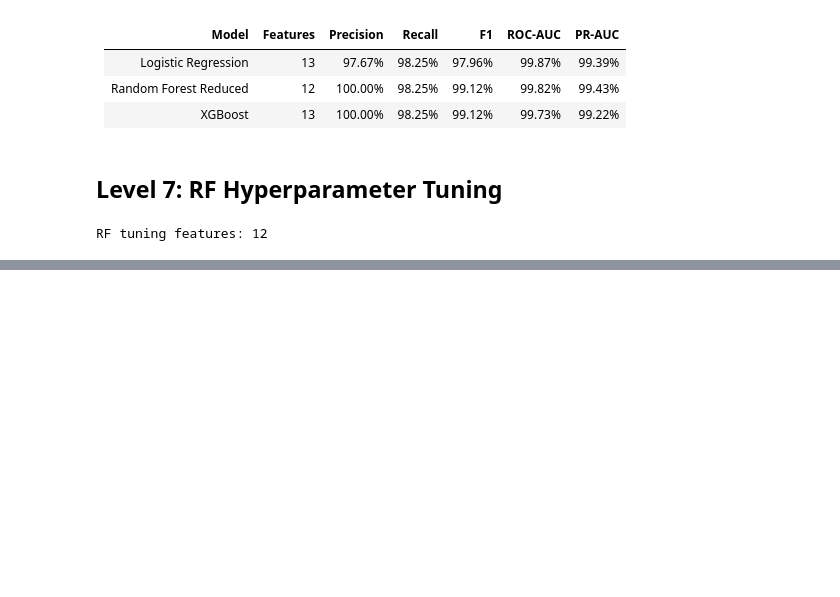
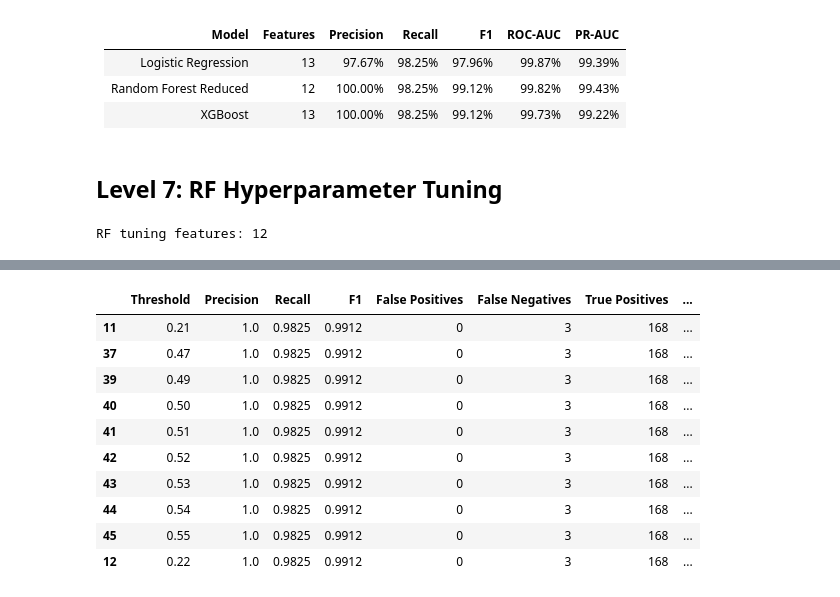
Before and after one commit to KarthikDaivadnya/FraudShield-AI, a Jupyter notebook: fraudshield_ai.ipynb, the cells around one changed output, grey strips where cells are left out. Saved outputs shown, nothing was run; the diff lists cells and outputs as text; code cells hidden in the pictures; blank space fills up the shorter version.

```diff
--- a/fraudshield_ai.ipynb
+++ b/fraudshield_ai.ipynb
@@ -4618,0 +4971,23 @@ rf_search = RandomizedSearchCV(
+# %%
+# best precision threshold
+high_precision_candidates = (
+    threshold_results_df[threshold_results_df["Precision"] >= 0.99]
+    .sort_values(
+        "Recall",
+        ascending=False
+    )
+)
+
+high_precision_candidates.head(10).round(4)
+# %% [output]
+|  | Threshold | Precision | Recall | F1 | False Positives | False Negatives | True Positives | ... |
+| 11 | 0.21 | 1.0 | 0.9825 | 0.9912 | 0 | 3 | 168 | ... |
+| 37 | 0.47 | 1.0 | 0.9825 | 0.9912 | 0 | 3 | 168 | ... |
+| 39 | 0.49 | 1.0 | 0.9825 | 0.9912 | 0 | 3 | 168 | ... |
+| 40 | 0.50 | 1.0 | 0.9825 | 0.9912 | 0 | 3 | 168 | ... |
+| 41 | 0.51 | 1.0 | 0.9825 | 0.9912 | 0 | 3 | 168 | ... |
+| 42 | 0.52 | 1.0 | 0.9825 | 0.9912 | 0 | 3 | 168 | ... |
+| 43 | 0.53 | 1.0 | 0.9825 | 0.9912 | 0 | 3 | 168 | ... |
+| 44 | 0.54 | 1.0 | 0.9825 | 0.9912 | 0 | 3 | 168 | ... |
+| 45 | 0.55 | 1.0 | 0.9825 | 0.9912 | 0 | 3 | 168 | ... |
+| 12 | 0.22 | 1.0 | 0.9825 | 0.9912 | 0 | 3 | 168 | ... |
```
Also changed, not shown: parts of 26 cells of this notebook.
